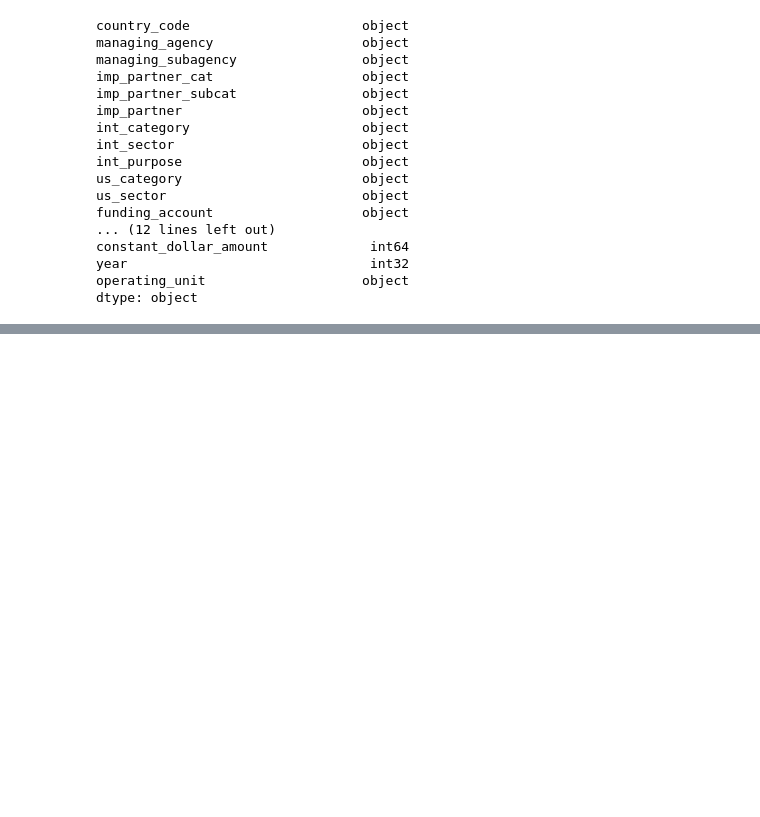
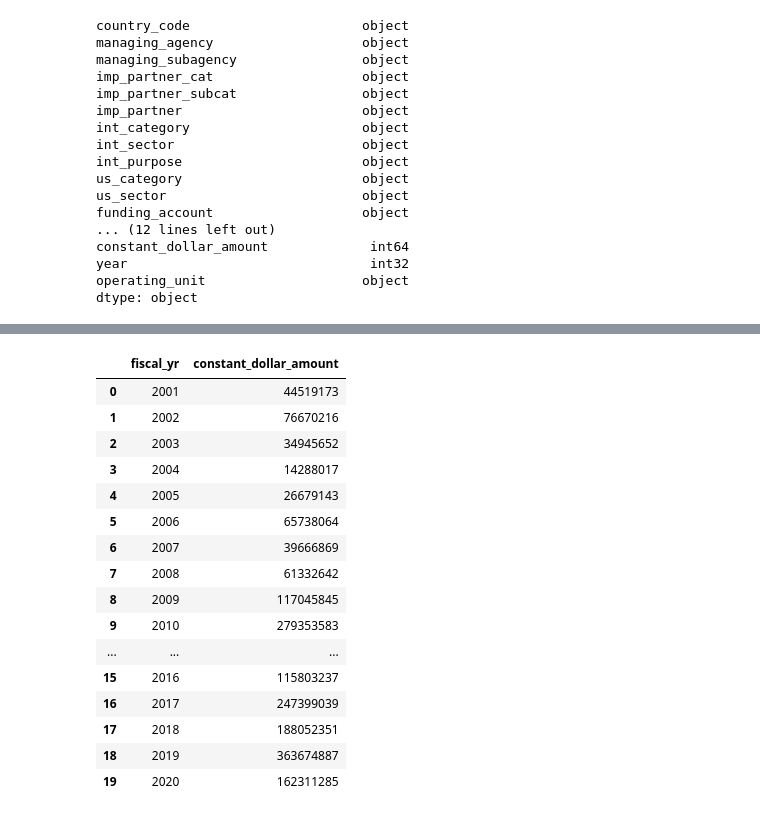
Before and after one commit to eporourke/mapping-mexico, a Jupyter notebook: notebooks/us_foreign_aid.ipynb, the cells around one changed output, grey strips where cells are left out. Drawn from its saved outputs; the diff is of its cells as text; code cells hidden in the pictures; blank space fills up the shorter version.

```diff
--- a/notebooks/us_foreign_aid.ipynb
+++ b/notebooks/us_foreign_aid.ipynb
@@ -251,0 +254,22 @@ plt.show()
+# %%
+disbursements_v2 = disbursements.groupby([disbursements['fiscal_yr']]).agg({'constant_dollar_amount': sum})
+disb = disbursements_v2.reset_index()
+disb
+# %% [output]
+|  | fiscal_yr | constant_dollar_amount |
+| 0 | 2001 | 44519173 |
+| 1 | 2002 | 76670216 |
+| 2 | 2003 | 34945652 |
+| 3 | 2004 | 14288017 |
+| 4 | 2005 | 26679143 |
+| 5 | 2006 | 65738064 |
+| 6 | 2007 | 39666869 |
+| 7 | 2008 | 61332642 |
+| 8 | 2009 | 117045845 |
+| 9 | 2010 | 279353583 |
+| ... | ... | ... |
+| 15 | 2016 | 115803237 |
+| 16 | 2017 | 247399039 |
+| 17 | 2018 | 188052351 |
+| 18 | 2019 | 363674887 |
+| 19 | 2020 | 162311285 |
```
Also changed, not shown: parts of 18 cells of this notebook.
